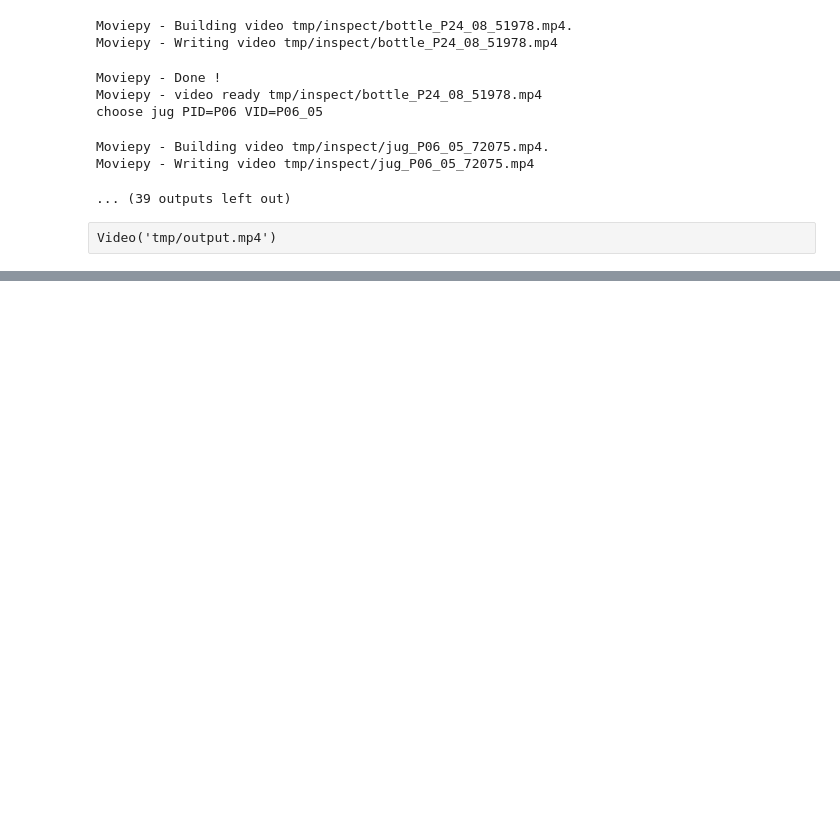
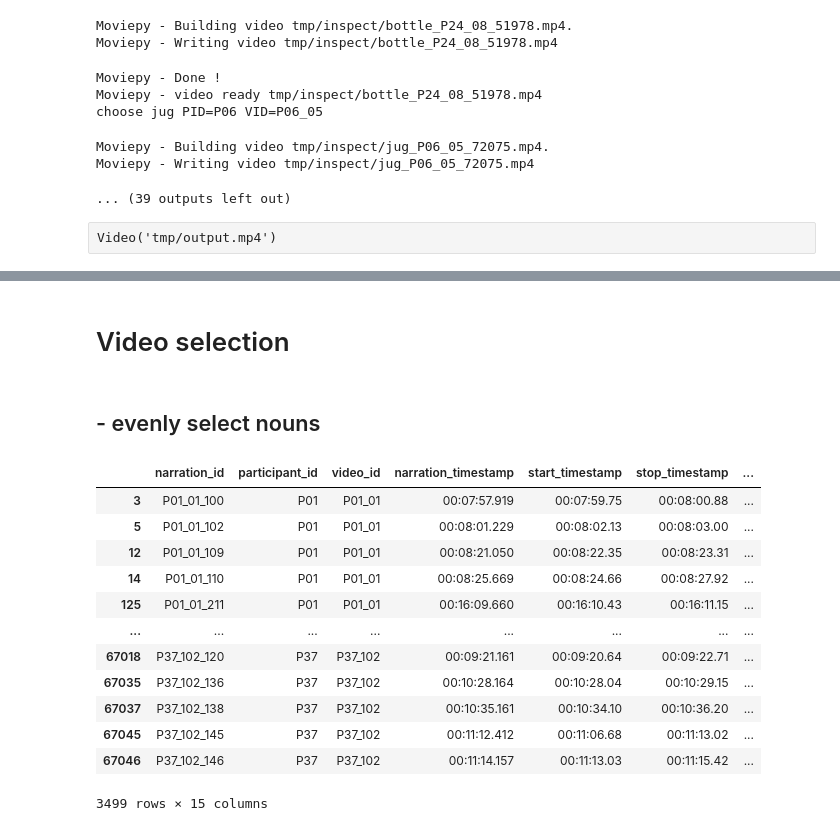
Before and after one commit to ktw361/homan, a Jupyter notebook: EPIC-video-selection.ipynb, the cells around one changed output, grey strips where cells are left out. Saved outputs shown, nothing was run; the diff lists cells and outputs as text; code cells hidden in the pictures; blank space fills up the shorter version.

```diff
--- a/EPIC-video-selection.ipynb
+++ b/EPIC-video-selection.ipynb
@@ -152,0 +285,20 @@ Video('tmp/output.mp4')
+# %% [markdown]
+# Video selection
+# %% [markdown]
+## - evenly select nouns
+# %%
+annot_df
+# %% [output]
+|  | narration_id | participant_id | video_id | narration_timestamp | start_timestamp | stop_timestamp | ... |
+| 3 | P01_01_100 | P01 | P01_01 | 00:07:57.919 | 00:07:59.75 | 00:08:00.88 | ... |
+| 5 | P01_01_102 | P01 | P01_01 | 00:08:01.229 | 00:08:02.13 | 00:08:03.00 | ... |
+| 12 | P01_01_109 | P01 | P01_01 | 00:08:21.050 | 00:08:22.35 | 00:08:23.31 | ... |
+| 14 | P01_01_110 | P01 | P01_01 | 00:08:25.669 | 00:08:24.66 | 00:08:27.92 | ... |
+| 125 | P01_01_211 | P01 | P01_01 | 00:16:09.660 | 00:16:10.43 | 00:16:11.15 | ... |
+| ... | ... | ... | ... | ... | ... | ... | ... |
+| 67018 | P37_102_120 | P37 | P37_102 | 00:09:21.161 | 00:09:20.64 | 00:09:22.71 | ... |
+| 67035 | P37_102_136 | P37 | P37_102 | 00:10:28.164 | 00:10:28.04 | 00:10:29.15 | ... |
+| 67037 | P37_102_138 | P37 | P37_102 | 00:10:35.161 | 00:10:34.10 | 00:10:36.20 | ... |
+| 67045 | P37_102_145 | P37 | P37_102 | 00:11:12.412 | 00:11:06.68 | 00:11:13.02 | ... |
+| 67046 | P37_102_146 | P37 | P37_102 | 00:11:14.157 | 00:11:13.03 | 00:11:15.42 | ... |
+3499 rows × 15 columns
```
Also changed, not shown: parts of 19 cells of this notebook, 4 other files.
